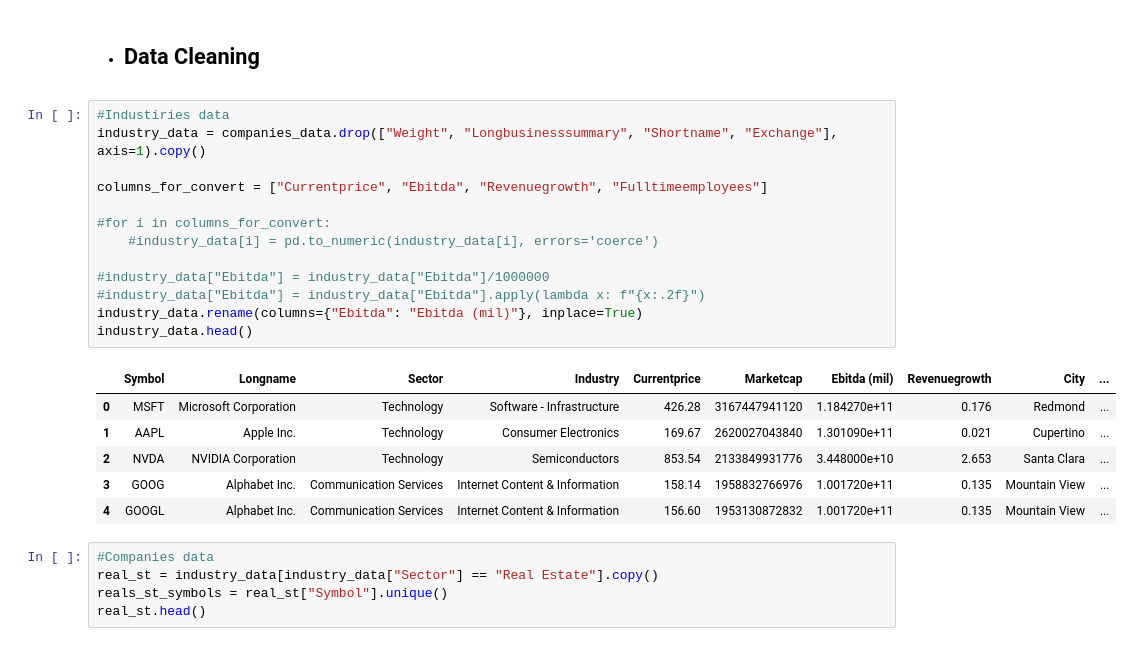
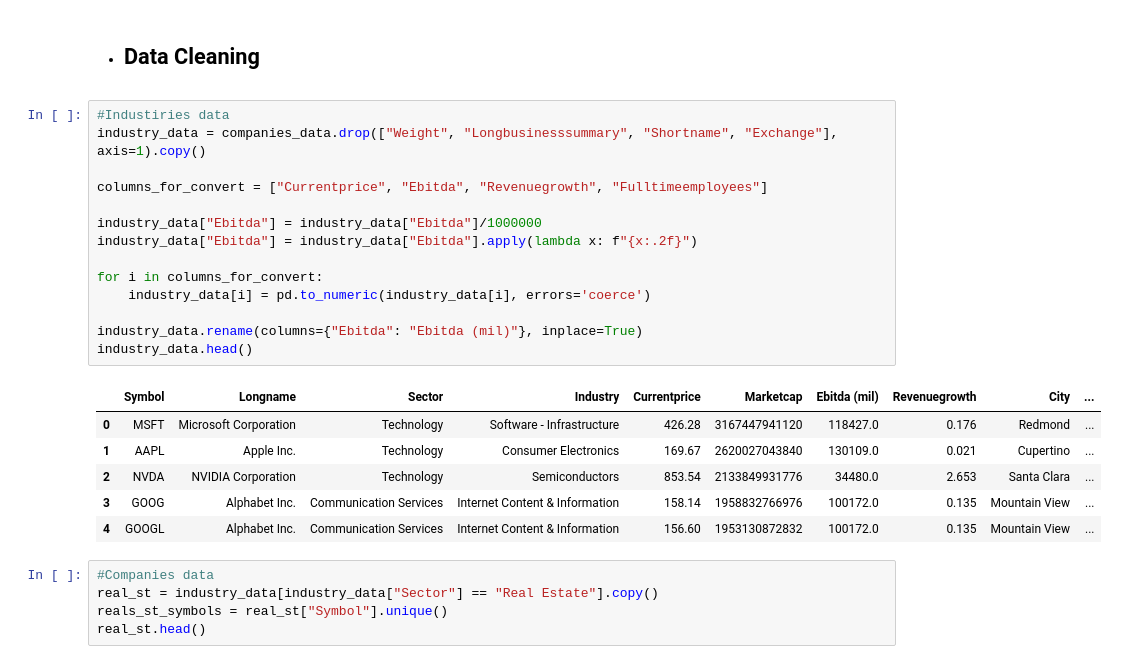
Before and after one commit to icherniavskyi/project-1, a Jupyter notebook: data_analysis.ipynb, the cells around one changed output. Cells and saved outputs as stored; diff of their text form.

Commit message:
Fixing data_types problem

```diff
--- a/data_analysis.ipynb
+++ b/data_analysis.ipynb
@@ -16,23 +16,24 @@ mortgage = pd.read_csv(r"C:\Users\ulyan\UTOR-VIRT-DATA-PT-02-2024-U-LOLC\project
 # %%
 #Industiries data
 industry_data = companies_data.drop(["Weight", "Longbusinesssummary", "Shortname", "Exchange"], axis=1).copy()
 
 columns_for_convert = ["Currentprice", "Ebitda", "Revenuegrowth", "Fulltimeemployees"]
 
-#for i in columns_for_convert:
-    #industry_data[i] = pd.to_numeric(industry_data[i], errors='coerce')
+industry_data["Ebitda"] = industry_data["Ebitda"]/1000000
+industry_data["Ebitda"] = industry_data["Ebitda"].apply(lambda x: f"{x:.2f}")
 
-#industry_data["Ebitda"] = industry_data["Ebitda"]/1000000
-#industry_data["Ebitda"] = industry_data["Ebitda"].apply(lambda x: f"{x:.2f}")
+for i in columns_for_convert:
+    industry_data[i] = pd.to_numeric(industry_data[i], errors='coerce')
+
 industry_data.rename(columns={"Ebitda": "Ebitda (mil)"}, inplace=True)
 industry_data.head()
 # %% [output]
 |  | Symbol | Longname | Sector | Industry | Currentprice | Marketcap | Ebitda (mil) | Revenuegrowth | City | ... |
-| 0 | MSFT | Microsoft Corporation | Technology | Software - Infrastructure | 426.28 | 3167447941120 | 1.184270e+11 | 0.176 | Redmond | ... |
-| 1 | AAPL | Apple Inc. | Technology | Consumer Electronics | 169.67 | 2620027043840 | 1.301090e+11 | 0.021 | Cupertino | ... |
-| 2 | NVDA | NVIDIA Corporation | Technology | Semiconductors | 853.54 | 2133849931776 | 3.448000e+10 | 2.653 | Santa Clara | ... |
-| 3 | GOOG | Alphabet Inc. | Communication Services | Internet Content & Information | 158.14 | 1958832766976 | 1.001720e+11 | 0.135 | Mountain View | ... |
-| 4 | GOOGL | Alphabet Inc. | Communication Services | Internet Content & Information | 156.60 | 1953130872832 | 1.001720e+11 | 0.135 | Mountain View | ... |
+| 0 | MSFT | Microsoft Corporation | Technology | Software - Infrastructure | 426.28 | 3167447941120 | 118427.0 | 0.176 | Redmond | ... |
+| 1 | AAPL | Apple Inc. | Technology | Consumer Electronics | 169.67 | 2620027043840 | 130109.0 | 0.021 | Cupertino | ... |
+| 2 | NVDA | NVIDIA Corporation | Technology | Semiconductors | 853.54 | 2133849931776 | 34480.0 | 2.653 | Santa Clara | ... |
+| 3 | GOOG | Alphabet Inc. | Communication Services | Internet Content & Information | 158.14 | 1958832766976 | 100172.0 | 0.135 | Mountain View | ... |
+| 4 | GOOGL | Alphabet Inc. | Communication Services | Internet Content & Information | 156.60 | 1953130872832 | 100172.0 | 0.135 | Mountain View | ... |
 # %%
 #Companies data
 real_st = industry_data[industry_data["Sector"] == "Real Estate"].copy()
```
Also changed, not shown: parts of 3 cells of this notebook.
